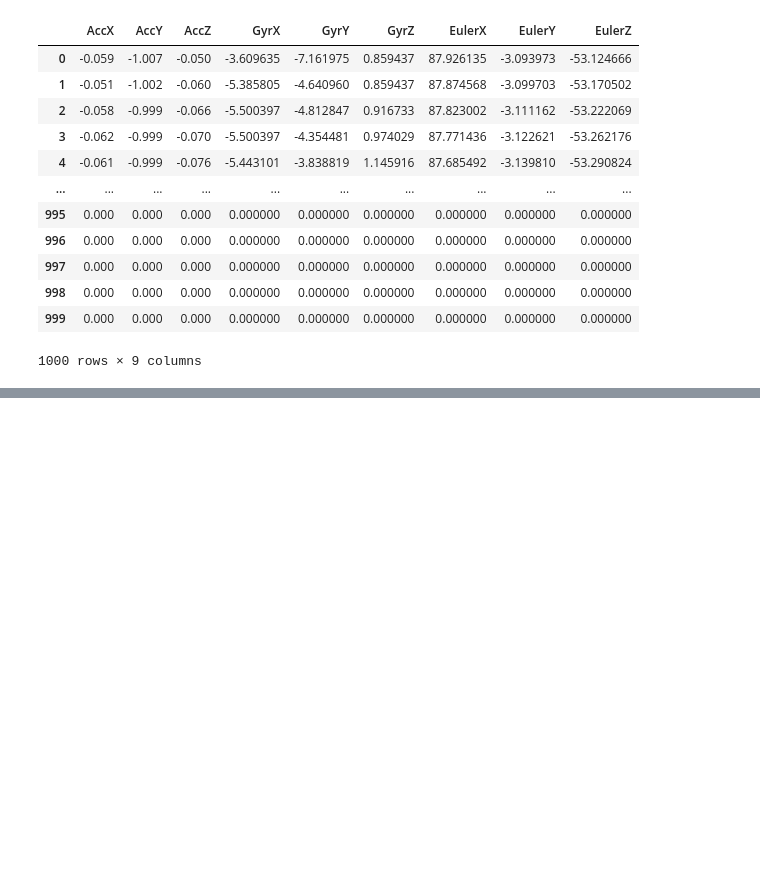
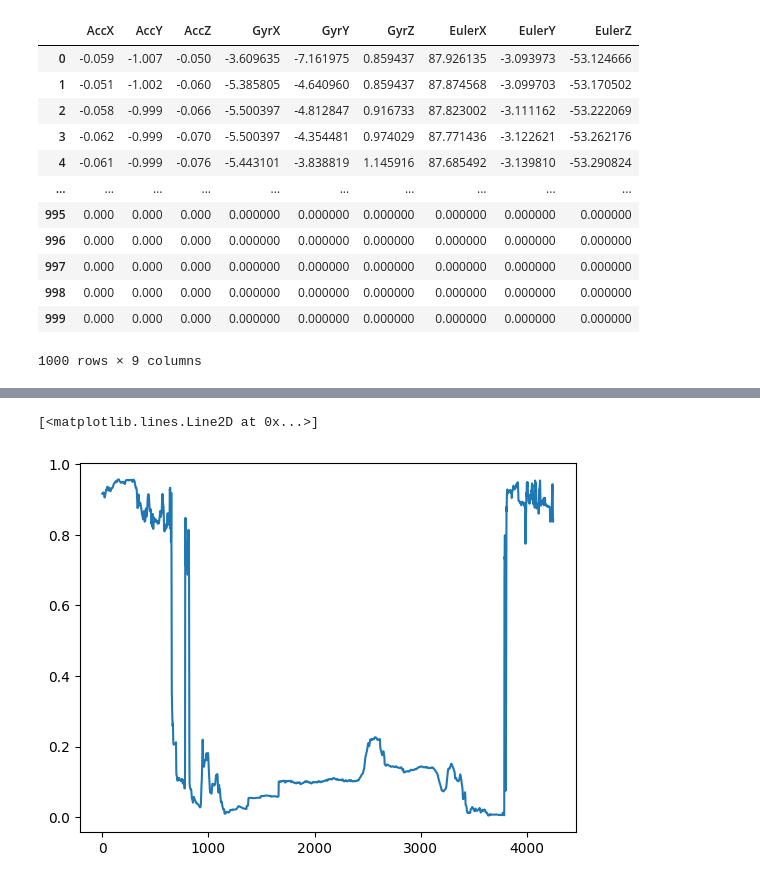
Before and after one commit to Andr0id16/Fall-DetectionModel, a Jupyter notebook: model2.ipynb, the cells around one changed output, grey strips where cells are left out. Saved outputs shown, nothing was run; the diff lists cells and outputs as text; code cells hidden in the pictures; blank space fills up the shorter version.

```diff
--- a/model2.ipynb
+++ b/model2.ipynb
@@ -154,8 +293,8 @@ model2 = tf.keras.models.load_model("model2")
 import math
 import numpy as np
 
-def Euler(yaw,pitch,roll):
-    return roll,yaw,pitch
+def Euler(roll,pitch,yaw):
+    return pitch,roll,yaw
     return pitch*100,roll*100,yaw*100
     # ry = roll
     # rx = pitch
@@ -216,6 +333,0 @@ for i in range(len(result)):
-# %%
-test = result.drop(columns=['Timestamp','Roll','Yaw','Pitch'])
-for col in range(9):
-    test.iloc[:,col] = uniform_filter1d(test.iloc[:,col],size=20)
-
-test.head()
@@ -250,16 +400,18 @@ truth.reindex(range(1000), fill_value=0)
 1000 rows × 9 columns
 # %%
 predictions = []
-for i in range(300,len(test)-300):
-    x = test[i:i+500].reindex(range(1000), fill_value=0)
+for i in range(250,len(test)-500):
+    x = test[i:i+500].reset_index(drop=True)
+    x = x.reindex(range(1000))
     test_tensor = tf.convert_to_tensor(x)
+    print(x.shape)
     predictions.append(model2.predict(np.asarray([test_tensor])))
+    temp = truth[i:i+500].reset_index(drop=True)
+    temp = temp.reset_index()
     for col in range(9):
+        print(x.columns[col])
         plt.figure()
         plt.plot(x.iloc[:,col],color='orange')
-        plt.plot(truth.iloc[i:i+500,col],color='green')
-        plt.figure()
-        plt.hist(x.iloc[:,col],color='orange')
-        plt.hist(truth.iloc[i:i+500,col],color='green')
+        plt.plot(temp.iloc[:,col],color='green')
     break
 # %% [output]
@@ -278,0 +423,8 @@ for i in range(300,len(test)-300):
+# %%
+predictions = []
+print(test.head())
+prediction_time = []
+for i in range(250,len(test)-500):
+    x = test[i:i+500].reset_index(drop=True)
+    test_tensor = tf.convert_to_tensor(x)
+    predictions.append(model2.predict(np.asarray([test_tensor])).item())
@@ -278,0 +450,6 @@ for i in range(300,len(test)-300):
+# %%
+plt.plot(predictions)
+# pd.Series({'time':prediction_time}).head()
+# %% [output]
+[<matplotlib.lines.Line2D at 0x...>]
+[figure, added]
```
Also changed, not shown: parts of 44 cells of this notebook, 57 other files.
